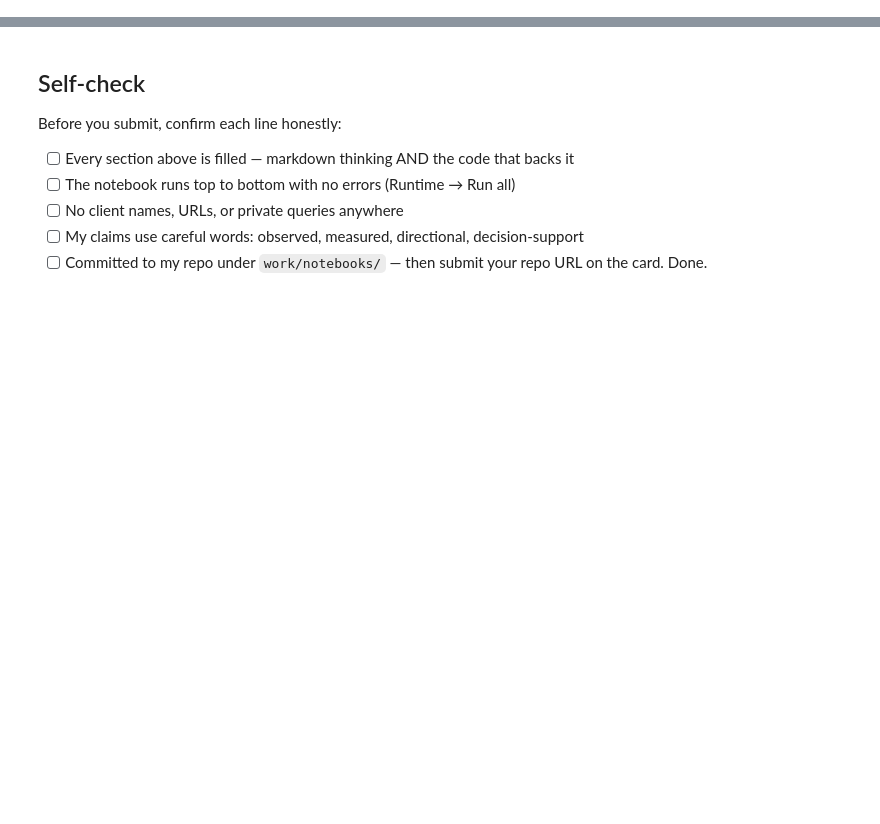
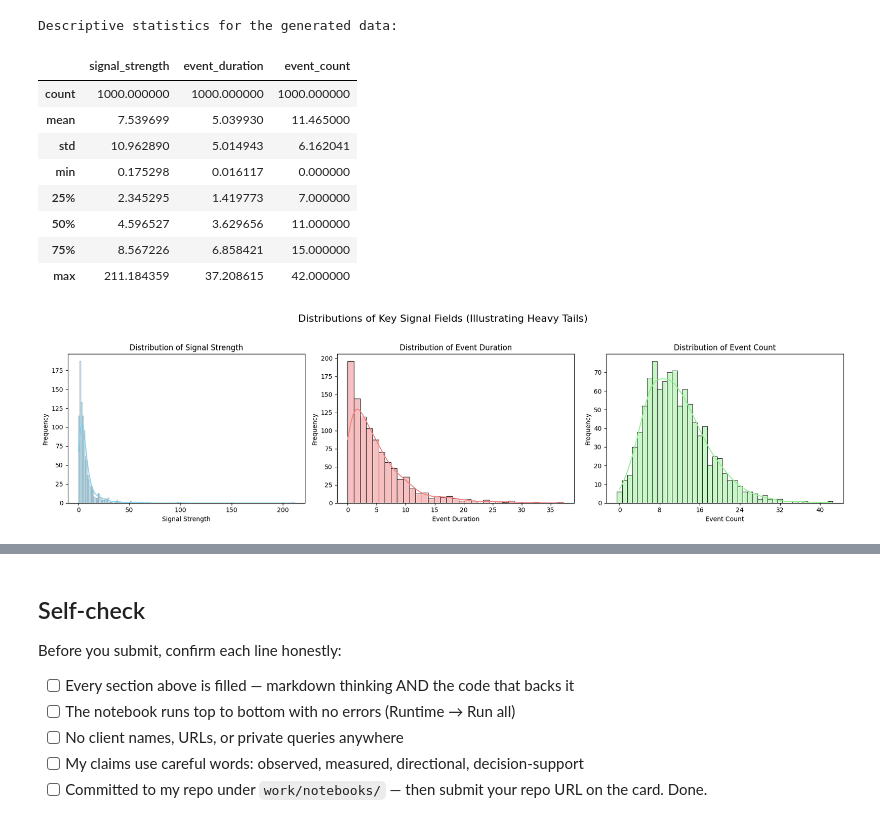
Before and after one commit to Rattan-Kumar/flyrank-ML-Intership, a Jupyter notebook: work/notebooks/w04_signal_audit.ipynb, the cells around one changed output, grey strips where cells are left out. Cells and saved outputs as stored; diff of their text form; code cells hidden in the pictures; blank space fills up the shorter version.

```diff
--- a/work/notebooks/w04_signal_audit.ipynb
+++ b/work/notebooks/w04_signal_audit.ipynb
@@ -36,0 +15,67 @@ This skeleton is yours to fill. Work the sections **in order** — each one has
+# %%
+import numpy as np
+import pandas as pd
+import matplotlib.pyplot as plt
+import seaborn as sns
+
+# Set a random seed for reproducibility
+np.random.seed(42)
+
+# Generate synthetic data for 'key fields' with heavy tails
+# signal_strength: log-normal distribution (common for many real-world signals)
+signal_strength = np.random.lognormal(mean=1.5, sigma=1.0, size=1000)
+
+# event_duration: exponential distribution (e.g., time between events, or duration of rare events)
+event_duration = np.random.exponential(scale=5.0, size=1000)
+
+# event_count: negative binomial distribution (for count data with overdispersion/heavy tails)
+# n: number of failures, p: probability of success
+event_count = np.random.negative_binomial(n=5, p=0.3, size=1000)
+
+# Combine into a DataFrame
+df_signals = pd.DataFrame({
+    'signal_strength': signal_strength,
+    'event_duration': event_duration,
+    'event_count': event_count
+})
+
+print("Descriptive statistics for the generated data:")
+display(df_signals.describe())
+
+# Plotting the distributions to visualize heavy tails
+fig, axes = plt.subplots(1, 3, figsize=(18, 5))
+fig.suptitle('Distributions of Key Signal Fields (Illustrating Heavy Tails)', fontsize=16)
+
+# Plot signal_strength
+sns.histplot(df_signals['signal_strength'], kde=True, ax=axes[0], color='skyblue')
+axes[0].set_title('Distribution of Signal Strength')
+axes[0].set_xlabel('Signal Strength')
+axes[0].set_ylabel('Frequency')
+
+# Plot event_duration
+sns.histplot(df_signals['event_duration'], kde=True, ax=axes[1], color='lightcoral')
+axes[1].set_title('Distribution of Event Duration')
+axes[1].set_xlabel('Event Duration')
+axes[1].set_ylabel('Frequency')
+
+# Plot event_count
+sns.histplot(df_signals['event_count'], kde=True, ax=axes[2], color='lightgreen', discrete=True)
+axes[2].set_title('Distribution of Event Count')
+axes[2].set_xlabel('Event Count')
+axes[2].set_ylabel('Frequency')
+axes[2].set_xticks(range(0, int(df_signals['event_count'].max()) + 1, max(1, int(df_signals['event_count'].max() // 5)))) # Adjust xticks for count data
+
+plt.tight_layout(rect=[0, 0.03, 1, 0.95]) # Adjust layout to prevent title overlap
+plt.show()
+# %% [output]
+Descriptive statistics for the generated data:
+|  | signal_strength | event_duration | event_count |
+| count | 1000.000000 | 1000.000000 | 1000.000000 |
+| mean | 7.539699 | 5.039930 | 11.465000 |
+| std | 10.962890 | 5.014943 | 6.162041 |
+| min | 0.175298 | 0.016117 | 0.000000 |
+| 25% | 2.345295 | 1.419773 | 7.000000 |
+| 50% | 4.596527 | 3.629656 | 11.000000 |
+| 75% | 8.567226 | 6.858421 | 15.000000 |
+| max | 211.184359 | 37.208615 | 42.000000 |
+[figure, added]
```
Also changed, not shown: parts of 14 cells of this notebook.
